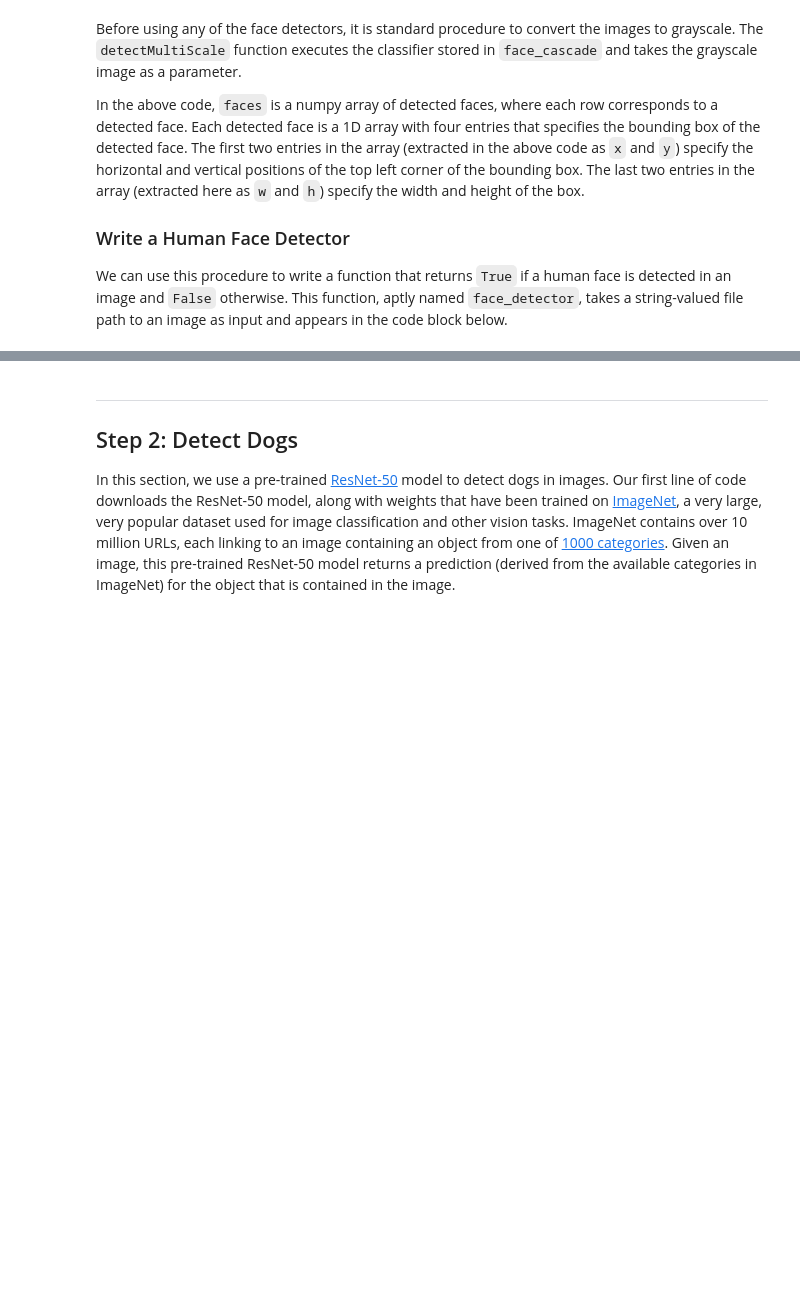
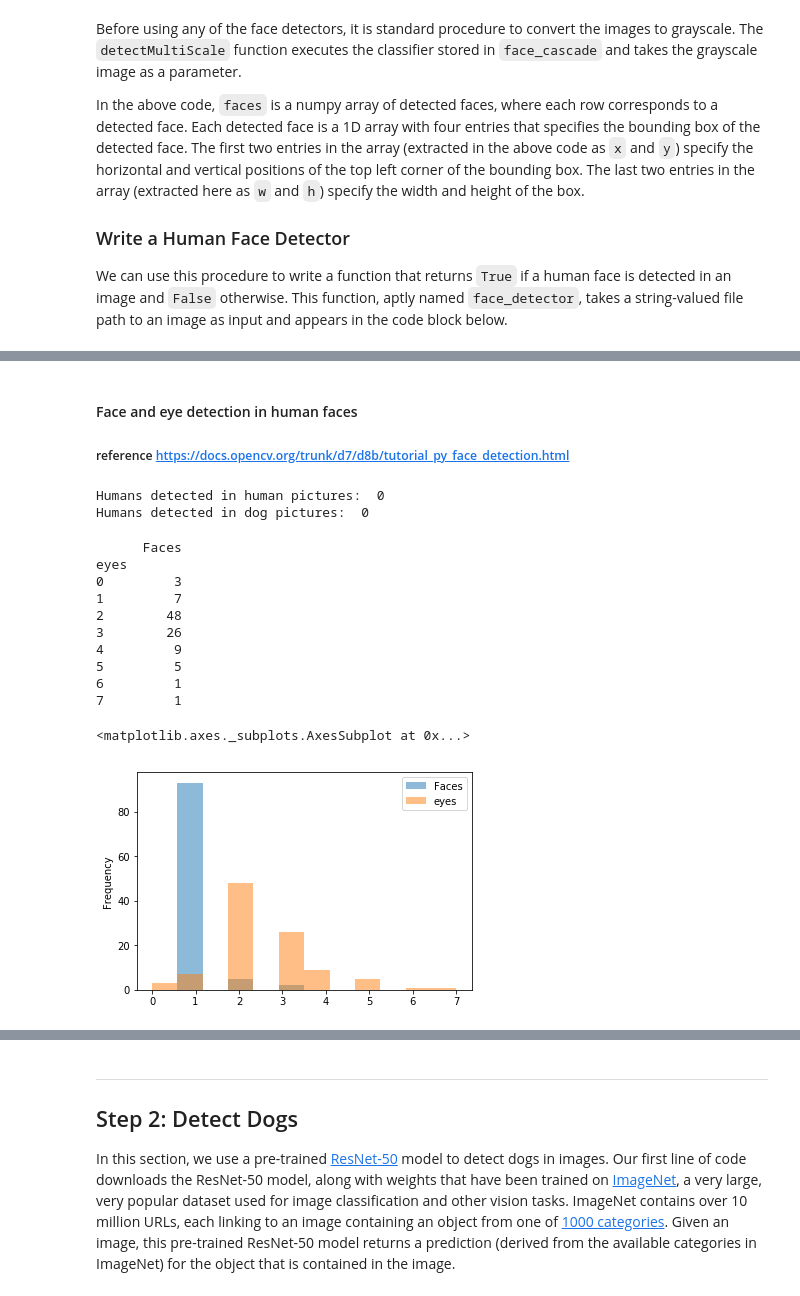
Before and after one commit to gtg269c/dogbreed_classifier, a Jupyter notebook: dog_app.ipynb, the cells around one changed output, grey strips where cells are left out. Cells and saved outputs as stored; diff of their text form; code cells hidden in the pictures; blank space fills up the shorter version.

```diff
--- a/dog_app.ipynb
+++ b/dog_app.ipynb
@@ -175,0 +213,11 @@ We suggest the face detector from OpenCV as a potential way to detect human imag
+# %% [markdown]
+#### Face and eye detection in human faces
+
+##### reference https://docs.opencv.org/trunk/d7/d8b/tutorial_py_face_detection.html
+# %%
+## download the haarcascade_eye model and save it in the local folder
+
+eye_harscascade = r"haarcascades/haarcascade_eye.xml"
+eye_cascade = cv2.CascadeClassifier(eye_harscascade)
+#img = cv.imread('sachin.jpg')
+#gray = cv.cvtColor(img, cv.COLOR_BGR2GRAY)
@@ -175,0 +253,50 @@ We suggest the face detector from OpenCV as a potential way to detect human imag
+# %%
+human_files_short = human_files[:100]
+dog_files_short = train_files[:100]
+# Do NOT modify the code above this line.
+
+## TODO: Test the performance of the face_detector algorithm
+## on the images in human_files_short and dog_files_short.
+
+## count human in human pictures
+stats_human = dict()
+count_human_human = 0
+for i in human_files_short:
+    img_path = i
+    num_faces,num_eyes = face_eye_detector(img_path)
+    stats_human[img_path] = {'Faces':num_faces,'eyes':num_eyes}
+
+print("Humans detected in human pictures: ",count_human_human)
+stats_human_df = pd.DataFrame(stats_human).T
+
+## count human in dog pictures
+stats_human_dog = dict()
+count_human_dog = 0
+for i in dog_files_short:
+    img_path = i
+    num_faces,num_eyes = face_eye_detector(img_path)
+    stats_human_dog[img_path] = {'Faces':num_faces,'eyes':num_eyes}
+
+print("Humans detected in dog pictures: ",count_human_dog)
+stats_human_dog_df = pd.DataFrame(stats_human_dog).T
+# %% [output]
+Humans detected in human pictures:  0
+Humans detected in dog pictures:  0
+# %%
+### Plot the distribution of faces and eyes in Human and Dogs ****
+print(stats_human_df.groupby(['eyes']).count())
+
+stats_human_df.plot.hist(bins=12, alpha=0.5)
+# %% [output]
+      Faces
+eyes
+0         3
+1         7
+2        48
+3        26
+4         9
+5         5
+6         1
+7         1
+<matplotlib.axes._subplots.AxesSubplot at 0x...>
+[figure, added]
```
Also changed, not shown: parts of 45 cells of this notebook.
